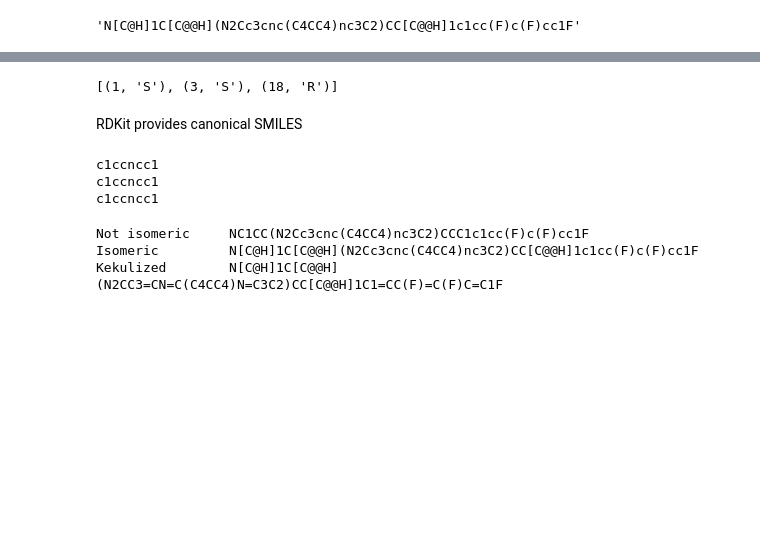
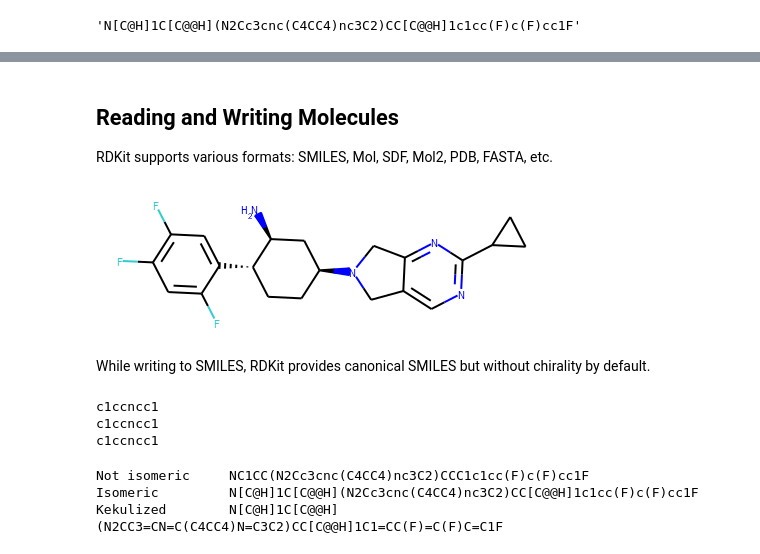
Before and after one commit to gokceuludogan/intro-to-rdkit, a Jupyter notebook: Introduction to RDKit.ipynb, the cells around one changed output, grey strips where cells are left out. Cells and saved outputs as stored; diff of their text form; code cells hidden in the pictures; blank space fills up the shorter version.

```diff
--- a/Introduction to RDKit.ipynb
+++ b/Introduction to RDKit.ipynb
@@ -14,14 +33,16 @@ ligand
+# %% [markdown]
+## Reading and Writing Molecules
+RDKit supports various formats: SMILES, Mol, SDF, Mol2, PDB, FASTA, etc.
 # %%
 from rdkit import Chem
 from rdkit.Chem import AllChem
 # %%
 m = Chem.MolFromSmiles(ligand) # possible to read from smarts, mol, supplier etc.
+m
+# %% [output]
+[figure, added]
-# %%
-Chem.FindMolChiralCenters(m)
-# %% [output]
-[(1, 'S'), (3, 'S'), (18, 'R')]
-# %% [markdown]
-RDKit provides canonical SMILES
+# %% [markdown]
+While writing to SMILES, RDKit provides canonical SMILES but without chirality by default.
 # %%
 print(Chem.MolToSmiles(Chem.MolFromSmiles('C1=CC=CN=C1')))
 print(Chem.MolToSmiles(Chem.MolFromSmiles('c1cccnc1')))
```
Also changed, not shown: parts of 29 cells of this notebook, 3 other files.
